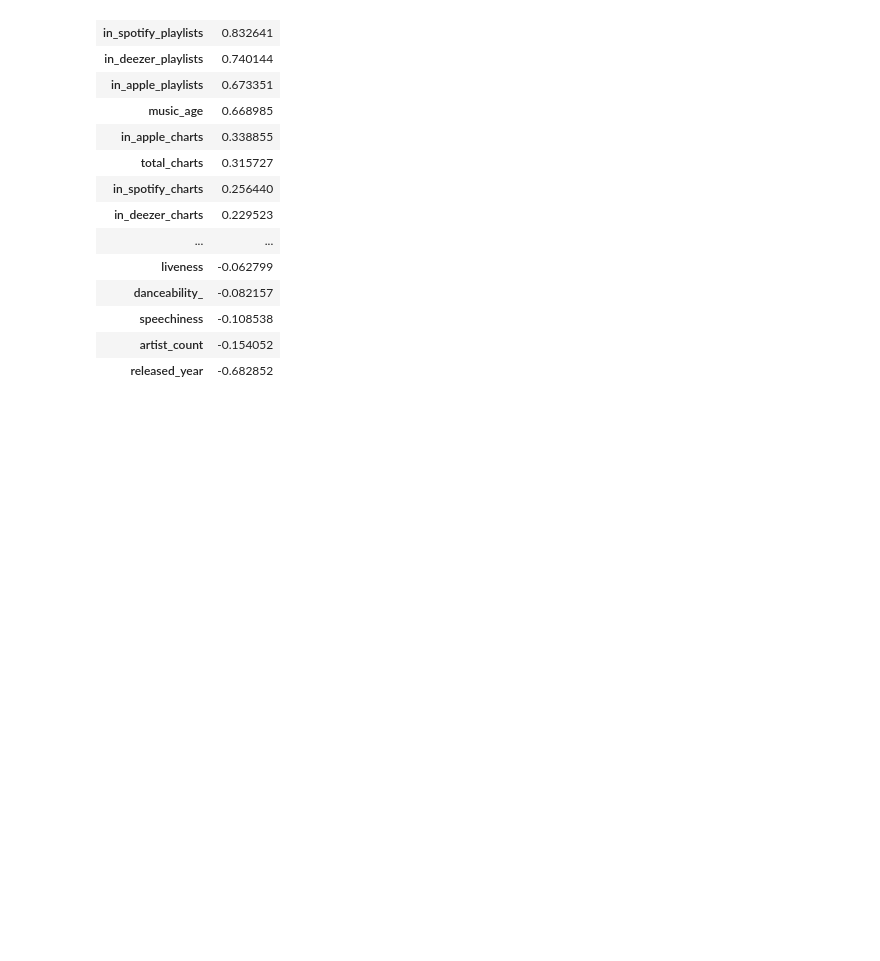
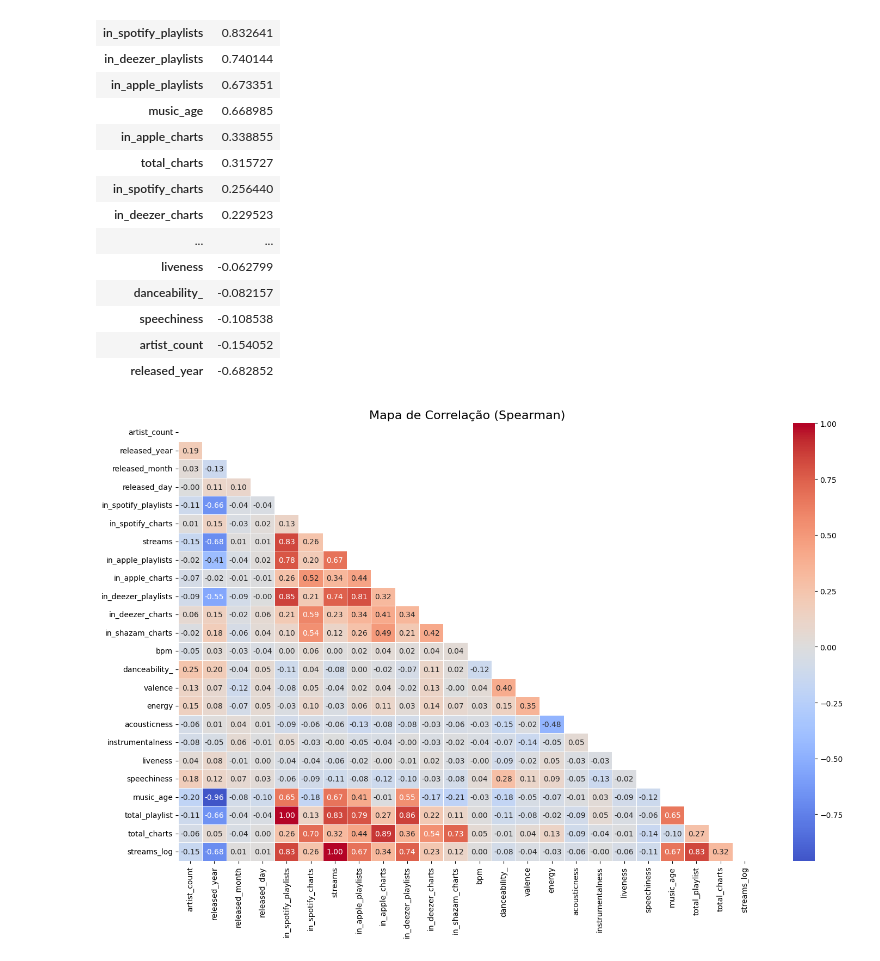
Before and after one commit to Felipeglnd/eda_spotify, a Jupyter notebook: spotify-hit-analysis/notebooks/eda_spotify.ipynb, the cells around one changed output. Drawn from its saved outputs; the diff is of its cells as text; code cells hidden in the pictures; blank space fills up the shorter version.

```diff
--- a/spotify-hit-analysis/notebooks/eda_spotify.ipynb
+++ b/spotify-hit-analysis/notebooks/eda_spotify.ipynb
@@ -806,3 +868,25 @@ corr_streams
 | speechiness | -0.108538 |
 | artist_count | -0.154052 |
 | released_year | -0.682852 |
+# %%
+# Gerar um heatmap para visualização melhor a correlação dos atributos
+plt.figure(figsize=(15,10))
+
+corr = df.select_dtypes(include=['int64', 'float64']).corr(method='spearman')
+mask = np.triu(np.ones_like(corr, dtype=bool)) # Não duplicando os atributos para visualização
+
+sns.heatmap(
+    corr,
+    annot=True, # Anotações dentro do Heatmap
+    mask=mask,
+    fmt='.2f',
+    cmap='coolwarm',
+    center=0,
+    linewidths=0.5
+)
+
+plt.title('Mapa de Correlação (Spearman)', fontsize=16)
+plt.tight_layout()
+plt.show()
+# %% [output]
+[figure, added]
```
Also changed, not shown: parts of 12 cells of this notebook.
